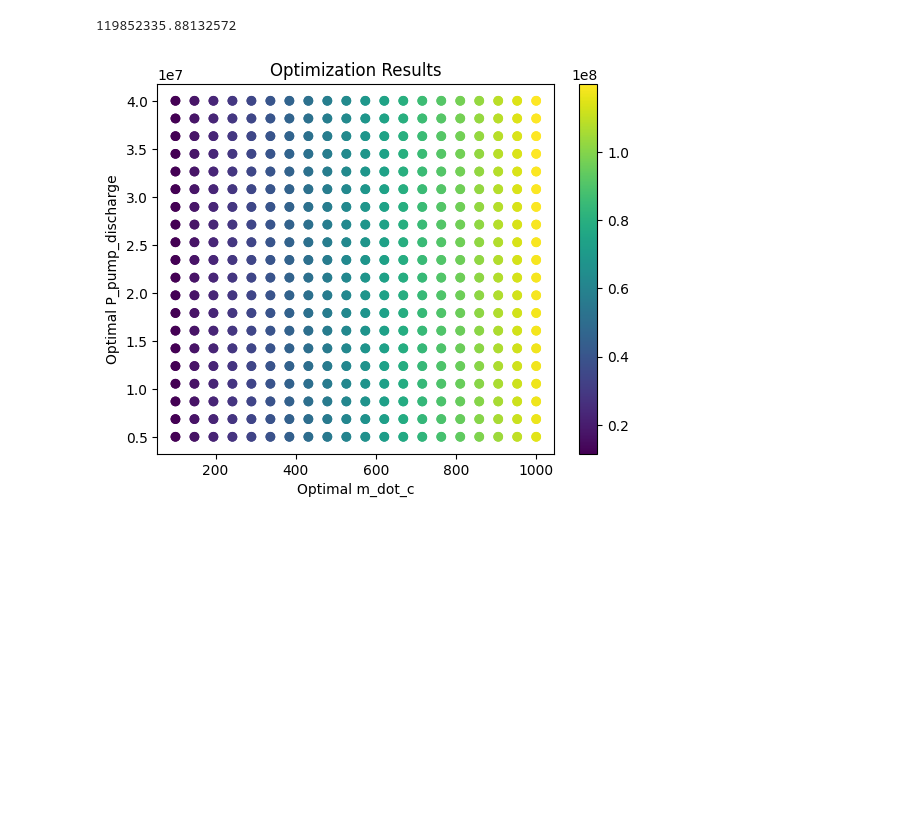
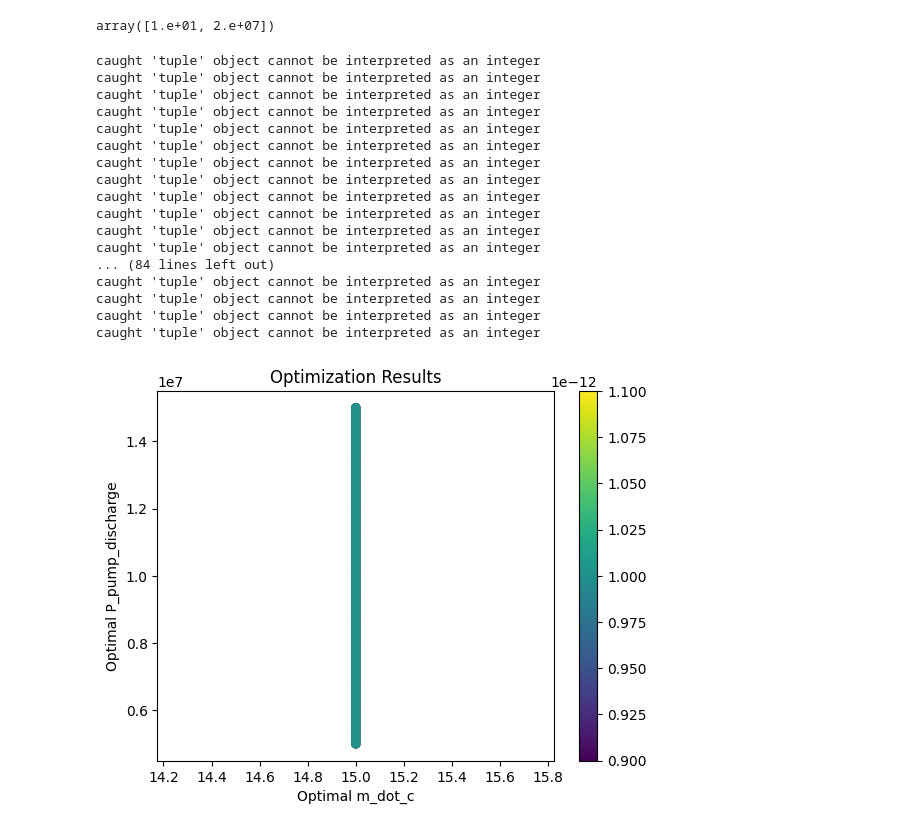
Before and after one commit to DrYogurt/EMAE-355-Team-1-Code, a Jupyter notebook: Project3/power-cycle.ipynb, the cells around one changed output. Cells and saved outputs as stored; diff of their text form; code cells hidden in the pictures; blank space fills up the shorter version.

```diff
--- a/Project3/power-cycle.ipynb
+++ b/Project3/power-cycle.ipynb
@@ -30,13 +12,15 @@ print(initial_temperature)
 # %%
+from pipe_draft import calculate_pipe_properties
+
 def netPow(x):
     try:
         m_dot_c, P_pump_discharge = x
 
         #Givens
-        m_dot_s = 3.2 # mass flow of the continuous supply being sequestered (s for sequestration)
+        m_dot_s = 3.24 # mass flow of the continuous supply being sequestered (s for sequestration)
         #State 5 is the incoming sequestration state
-        T5 = initial_temperature # 273.15 + 10 #assuming this is the state going into sequestration (at the beginning of pipe)
-        P5 = initial_pressure
+        T5 = 273.15 + 10
+        P5 = 6.0e6
 
         #State 1
         m_dot_1 = m_dot_s + m_dot_c
@@ -58,12 +42,8 @@ def netPow(x):
         pow_in = m_dot_2 * (h2 - h1)
 
         #State 3
-        dP=pipe_dP #for now
-        dT=pipe_dT #for now
         m_dot_3 = m_dot_c
-        P3 = P2 + dP #dP is the pressure loss of the underground system
-        T3 = T2 + dT #dT is the temperature increase after the underground system
-
+        T3, P3 = calculate_pipe_properties(T2,P2,mdot=m_dot_3,num_segments=50)
         s3 = co2.entropy(T=T3, P=P3)
         h3 = co2.enthalpy(T = T3, P = P3)
 
@@ -82,3 +62,18 @@ def netPow(x):
         return 1e-12
 
 #t = op.minimize_scalar(net_pow, [param_dict['T_inf'], T_l_init, 275], bounds=(0, np.inf))
+# %%
+cost = lambda x: 1 / netPow(x)
+initial_guess = [10,20e6]
+print(f"{netPow(initial_guess)} from initial conditions")
+result = op.minimize(cost, initial_guess,
+                     bounds=[(0,15),(10e6,np.Inf)],
+                     method='Nelder-Mead')
+
+# Extract the optimal values
+optimal_P_pump_discharge = result.x
+print(optimal_P_pump_discharge)
+# You can also get the minimum value of netPow
+minimum_net_pow = netPow(result.x)
+
+print(minimum_net_pow)
@@ -85,3 +98,7 @@ def netPow(x):
+# %%
+optimal_P_pump_discharge
+# %% [output]
+array([1.e+01, 2.e+07])
 # %%
 # Initial guess for the optimization
 cost = lambda x: 1 / netPow(x)**2
@@ -89,42 +106,57 @@ cost = lambda x: 1 / netPow(x)**2
 
 
 # find the optimal power at each
+import matplotlib.pyplot as plt
 
 # Define the range of initial conditions
-mdot_range = np.linspace(100, 1000, 20)
-pump_range = np.linspace(5e6, 40e6, 20)
+mdot_range = np.array([15])
+pump_range = np.linspace(5e6, 15e6, 100)
 
 # Initialize lists to store the optimal values and minimum net power
 optimal_m_dot_c_list = []
 optimal_P_pump_discharge_list = []
 minimum_net_pow_list = []
 
 # Iterate over each set of initial conditions
 for mdot in mdot_range:
     for pump in pump_range:
         initial_guess = [mdot, pump]
 
         # Perform optimization
-        result = op.minimize(cost, initial_guess, bounds=[(0, 1000), (0, 100e6)])
-
+        #result = op.minimize(cost, initial_guess, bounds=[(0, 500), (0, 100e6)])
         # Extract the optimal values
-        optimal_m_dot_c, optimal_P_pump_discharge = result.x
+        optimal_m_dot_c, optimal_P_pump_discharge = initial_guess
         optimal_m_dot_c_list.append(optimal_m_dot_c)
         optimal_P_pump_discharge_list.append(optimal_P_pump_discharge)
 
         # Calculate the minimum net power
-        minimum_net_pow = netPow(result.x)
+        minimum_net_pow = netPow(initial_guess)
         minimum_net_pow_list.append(minimum_net_pow)
 
-print(minimum_net_pow)
 # Plot the results
 fig, ax = plt.subplots()
 ax.scatter(optimal_m_dot_c_list, optimal_P_pump_discharge_list, c=minimum_net_pow_list, cmap='viridis')
 ax.set_xlabel('Optimal m_dot_c')
 ax.set_ylabel('Optimal P_pump_discharge')
 ax.set_title('Optimization Results')
 plt.colorbar(ax.scatter(optimal_m_dot_c_list, optimal_P_pump_discharge_list, c=minimum_net_pow_list, cmap='viridis'))
 plt.show()
 # %% [output]
-119852335.88132572
+caught 'tuple' object cannot be interpreted as an integer
+caught 'tuple' object cannot be interpreted as an integer
+caught 'tuple' object cannot be interpreted as an integer
+caught 'tuple' object cannot be interpreted as an integer
+caught 'tuple' object cannot be interpreted as an integer
+caught 'tuple' object cannot be interpreted as an integer
+caught 'tuple' object cannot be interpreted as an integer
+caught 'tuple' object cannot be interpreted as an integer
+caught 'tuple' object cannot be interpreted as an integer
+caught 'tuple' object cannot be interpreted as an integer
+caught 'tuple' object cannot be interpreted as an integer
+caught 'tuple' object cannot be interpreted as an integer
+... (84 lines left out)
+caught 'tuple' object cannot be interpreted as an integer
+caught 'tuple' object cannot be interpreted as an integer
+caught 'tuple' object cannot be interpreted as an integer
+caught 'tuple' object cannot be interpreted as an integer
-[figure, old version]
+[figure, new version]
```
Also changed, not shown: parts of 4 cells of this notebook, 3 other files.
